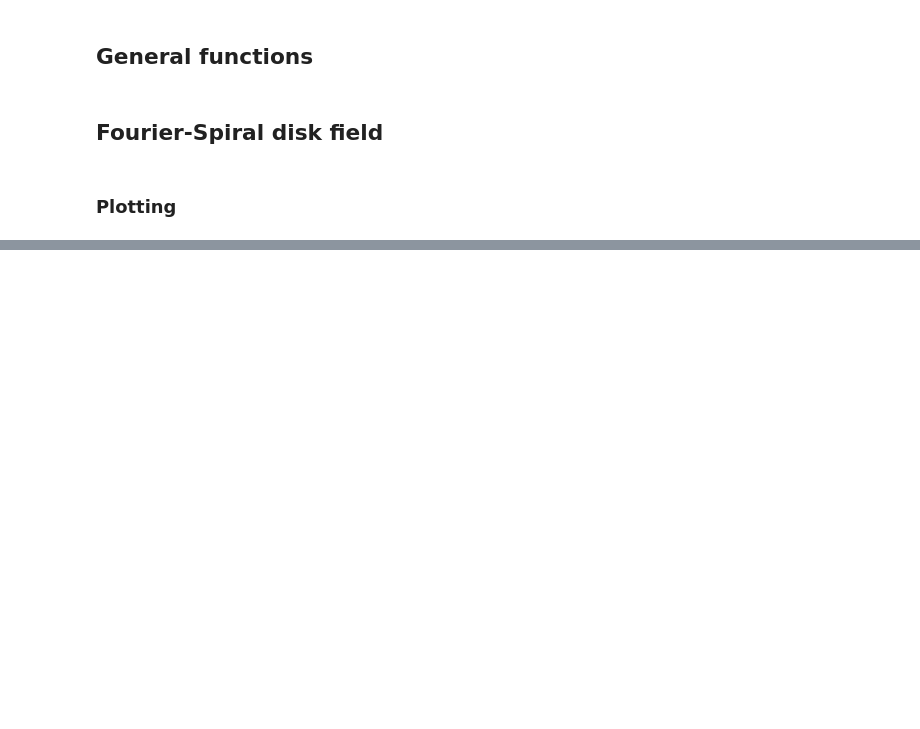
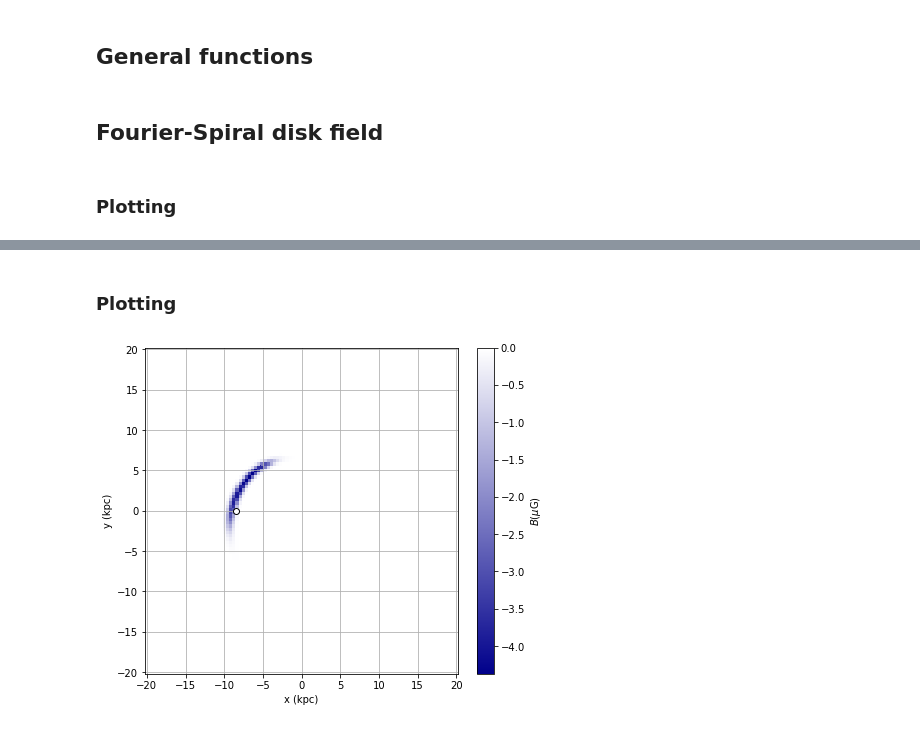
Before and after one commit to me-manu/gammaALPs, a Jupyter notebook: notebooks/test_gmf-unger-farrar_DISK.ipynb, the cells around one changed output, grey strips where cells are left out. Cells and saved outputs as stored; diff of their text form; code cells hidden in the pictures; blank space fills up the shorter version.

```diff
--- a/notebooks/test_gmf-unger-farrar_DISK.ipynb
+++ b/notebooks/test_gmf-unger-farrar_DISK.ipynb
@@ -156,0 +308,32 @@ plt.show()
+# %% [markdown]
+### Plotting
+# %%
+z = 0
+
+# grid of x and y values
+x = np.linspace(-20, 20, 100)
+y = np.linspace(-20, 20, 100)
+xx, yy = np.meshgrid(x, y, indexing='ij')
+
+B_strength = np.zeros_like(xx)
+
+for i in range(len(x)):
+    for j in range(len(y)):
+        B = get_spur_field(xx[i,j], yy[i,j], z)
+        B_strength[i,j] = np.linalg.norm(B)*sign(B, xx[i,j], yy[i,j])
+
+
+cmap0 = LinearSegmentedColormap.from_list('', ['darkblue', 'white'])
+plt.figure(figsize=(7,6))
+p = plt.pcolormesh(xx, yy, B_strength, cmap=cmap0, shading='auto')
+plt.colorbar(p, label = '$B (\mu\mathrm{G})$')
+
+
+plt.xlabel('x (kpc)')
+plt.ylabel('y (kpc)')
+plt.plot(-8.5, 0., marker='o', mec='k', mfc='w')
+plt.grid()
+
+plt.show()
+# %% [output]
+[figure, added]
```
Also changed, not shown: parts of 9 cells of this notebook.
